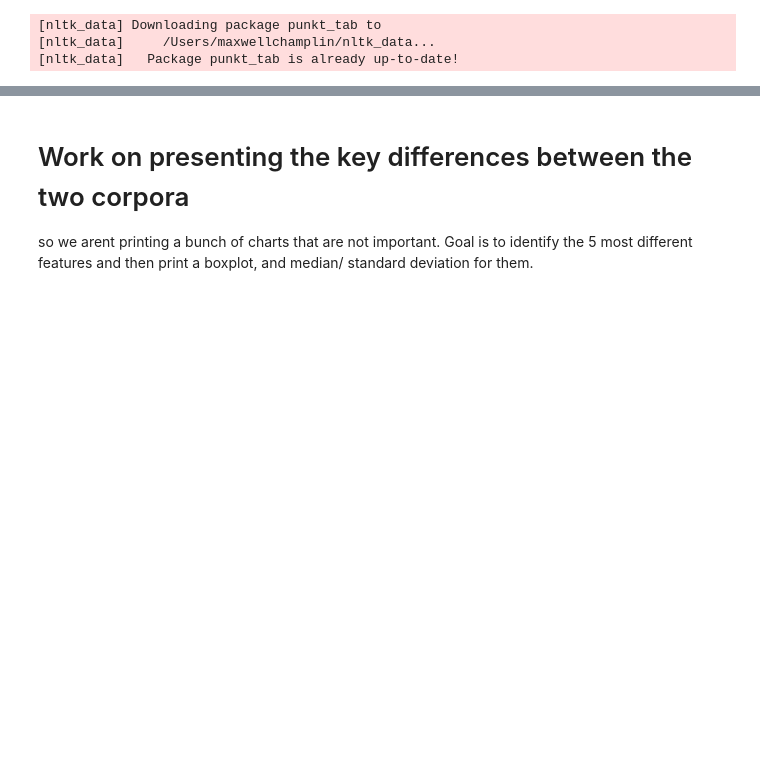
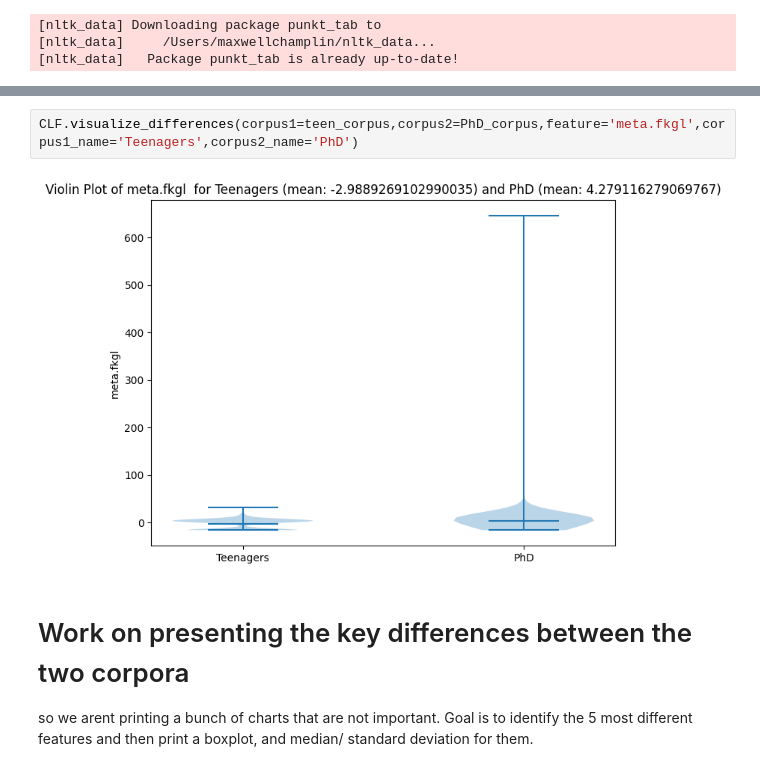
Before and after one commit to maxchamplin/NLP_and_Identity_project1, a Jupyter notebook: analysis.ipynb, the cells around one changed output, grey strips where cells are left out. Saved outputs shown, nothing was run; the diff lists cells and outputs as text; blank space fills up the shorter version.

```diff
--- a/analysis.ipynb
+++ b/analysis.ipynb
@@ -101,3 +63,7 @@ ___________
+# %%
+CLF.visualize_differences(corpus1=teen_corpus,corpus2=PhD_corpus,feature='meta.fkgl',corpus1_name='Teenagers',corpus2_name='PhD')
+# %% [output]
+[figure, added]
 # %% [markdown]
 # Work on presenting the key differences between the two corpora
 
```
Also changed, not shown: parts of 5 cells of this notebook, 2 other files.
